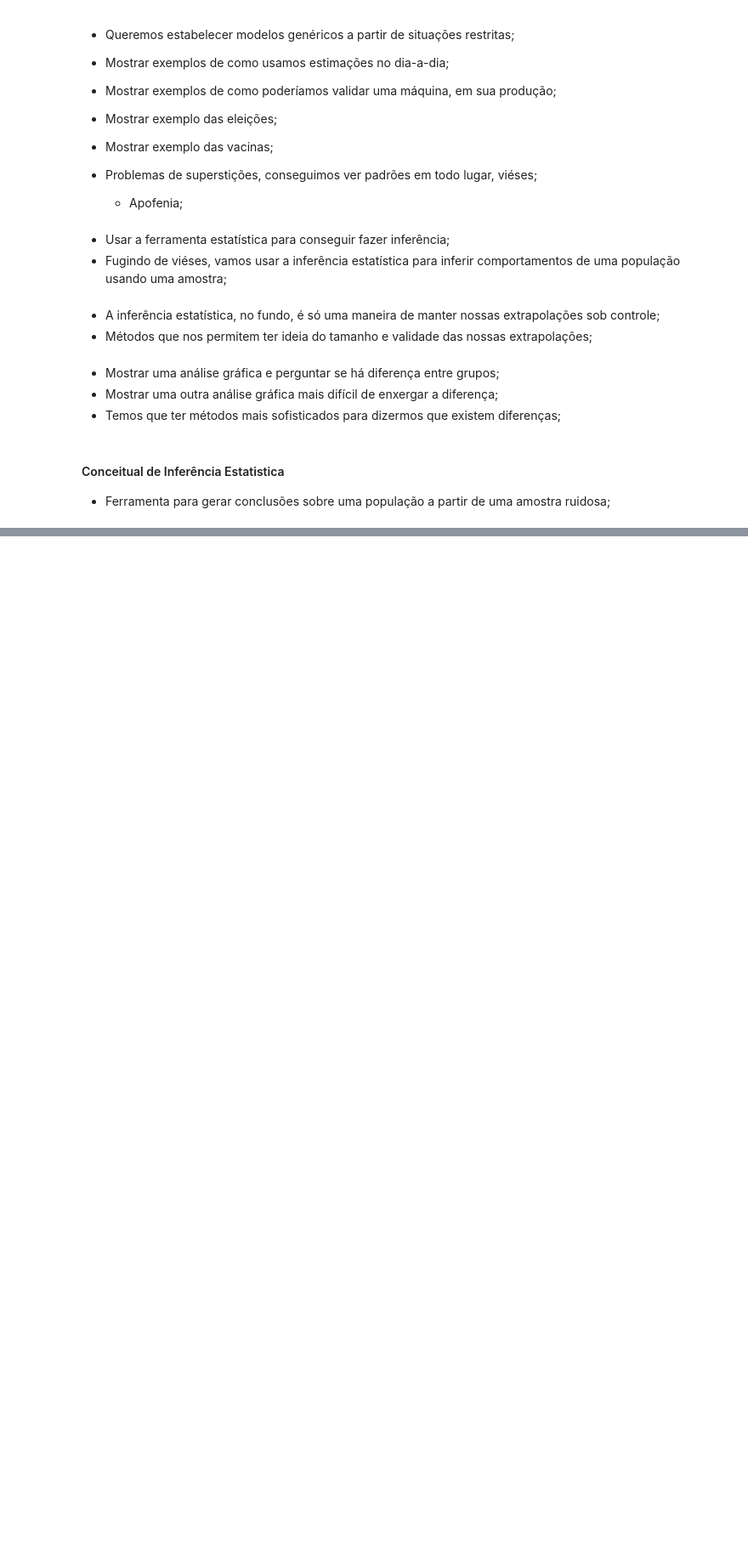
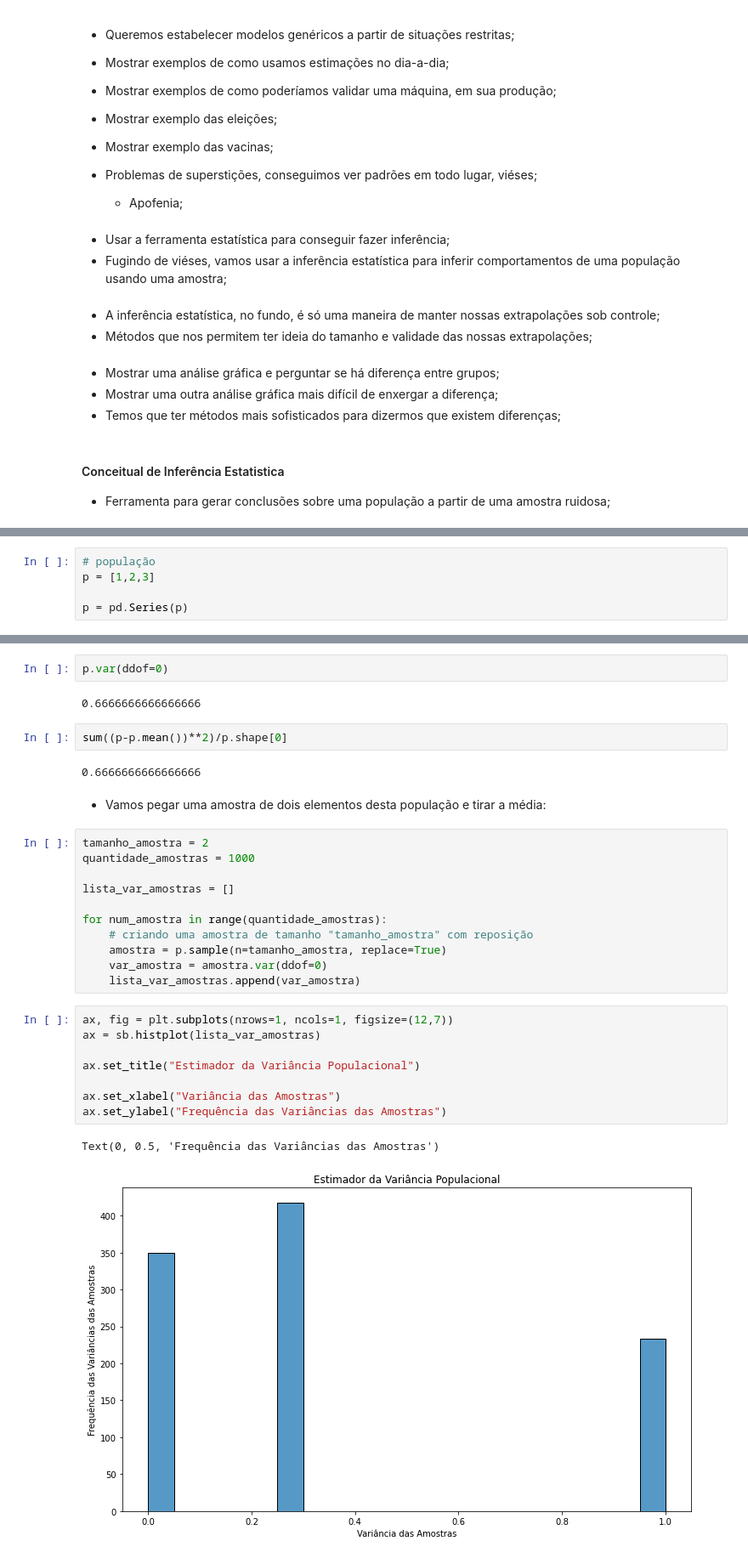
Before and after one commit to Vieirbat/Causal-Inference, a Jupyter notebook: Prática - Aulas.ipynb, the cells around one changed output, grey strips where cells are left out. Shown at 85% size. Drawn from its saved outputs; the diff is of its cells as text; blank space fills up the shorter version.

```diff
--- a/Prática - Aulas.ipynb
+++ b/Prática - Aulas.ipynb
@@ -39,0 +126,5 @@ os.getcwd()
+# %%
+# população
+p = [1,2,3]
+
+p = pd.Series(p)
@@ -39,0 +136,32 @@ os.getcwd()
+# %%
+p.var(ddof=0)
+# %% [output]
+0.6666666666666666
+# %%
+sum((p-p.mean())**2)/p.shape[0]
+# %% [output]
+0.6666666666666666
+# %% [markdown]
+- Vamos pegar uma amostra de dois elementos desta população e tirar a média:
+# %%
+tamanho_amostra = 2
+quantidade_amostras = 1000
+
+lista_var_amostras = []
+
+for num_amostra in range(quantidade_amostras):
+    # criando uma amostra de tamanho "tamanho_amostra" com reposição
+    amostra = p.sample(n=tamanho_amostra, replace=True)
+    var_amostra = amostra.var(ddof=0)
+    lista_var_amostras.append(var_amostra)
+# %%
+ax, fig = plt.subplots(nrows=1, ncols=1, figsize=(12,7))
+ax = sb.histplot(lista_var_amostras)
+
+ax.set_title("Estimador da Variância Populacional")
+
+ax.set_xlabel("Variância das Amostras")
+ax.set_ylabel("Frequência das Variâncias das Amostras")
+# %% [output]
+Text(0, 0.5, 'Frequência das Variâncias das Amostras')
+[figure, added]
```
Also changed, not shown: parts of 113 cells of this notebook.
